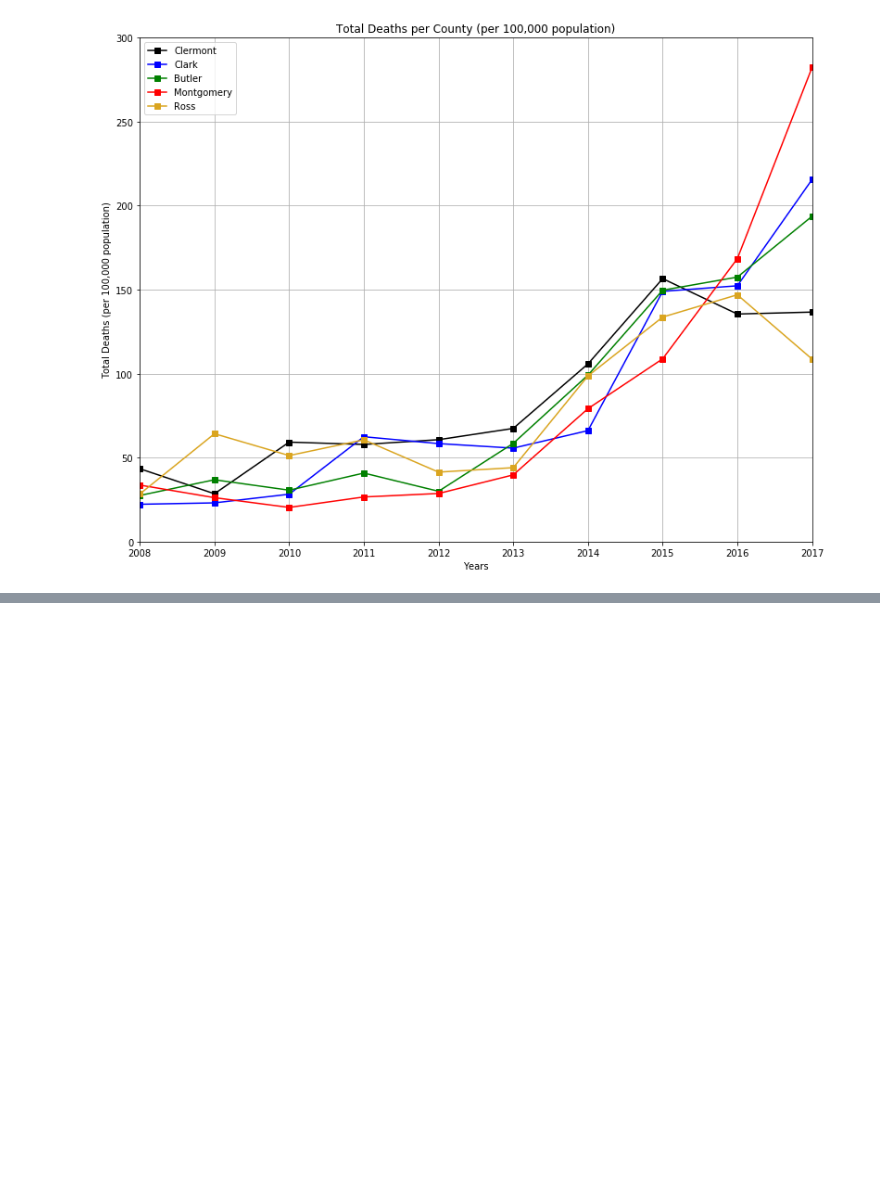
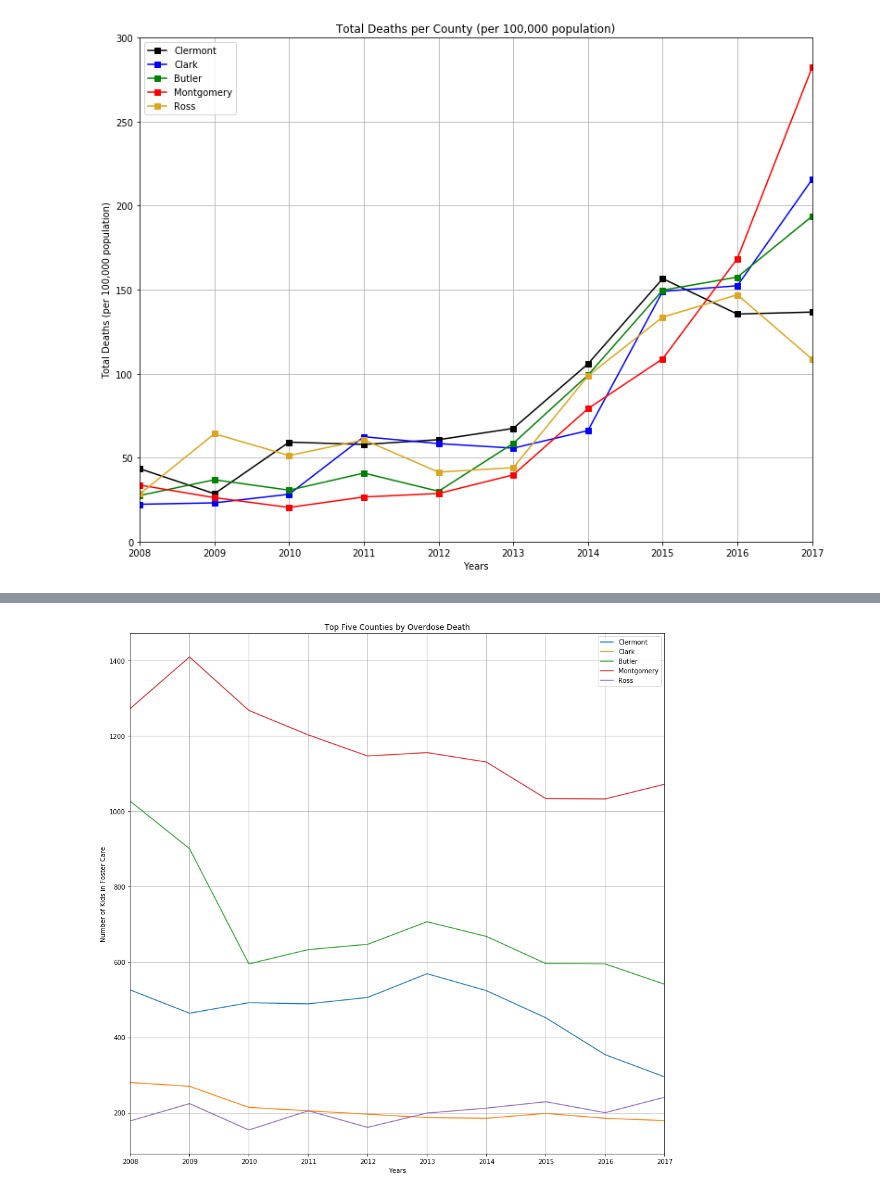
Before and after one commit to mervinator/project1group3, a Jupyter notebook: Project 1_PH/Death_Total_PH.ipynb, the cells around one changed output, grey strips where cells are left out. Cells and saved outputs as stored; diff of their text form; code cells hidden in the pictures; blank space fills up the shorter version.

```diff
--- a/Project 1_PH/Death_Total_PH.ipynb
+++ b/Project 1_PH/Death_Total_PH.ipynb
@@ -578,0 +815,90 @@ plt.show()
+# %%
+df = pd.read_csv("../Foster/CleanedFoster.csv")
+df=df.drop("Unnamed: 0",axis=1)
+#df
+
+ax = plt.gca()
+clermont=df["Location"]=="Clermont"
+clermont=df[clermont]
+clermont=clermont.sort_values(by='Year')
+
+clark=df["Location"]=="Clark"
+clark=df[clark]
+clark=clark.sort_values(by='Year')
+
+butler=df["Location"]=="Butler"
+butler=df[butler]
+butler=butler.sort_values(by='Year')
+
+montgomery=df["Location"]=="Montgomery"
+montgomery=df[montgomery]
+montgomery=montgomery.sort_values(by='Year')
+
+ross=df["Location"]=="Ross"
+ross=df[ross]
+ross=ross.sort_values(by='Year')
+
+trumbull=df["Location"]=="Trumbull"
+trumbull=df[trumbull]
+trumbull=trumbull.sort_values(by='Year')
+
+hamilton=df["Location"]=="Hamilton"
+hamilton=df[hamilton]
+hamilton=hamilton.sort_values(by='Year')
+
+clermont.plot(kind='line',x="Year",y='Children In Foster Care',figsize=(15,15),label='Clermont',ax=ax)
+clark.plot(kind='line',x="Year",y='Children In Foster Care',label='Clark',ax=ax)
+butler.plot(kind='line',x="Year",y='Children In Foster Care',label='Butler',ax=ax)
+montgomery.plot(kind='line',x="Year",y='Children In Foster Care',label='Montgomery',ax=ax)
+ross.plot(kind='line',x="Year",y='Children In Foster Care',label='Ross',ax=ax)
+#trumbull.plot(kind='line',x="Year",y='Children In Foster Care',label='Trumbull',ax=ax)
+#hamilton.plot(kind='line',x="Year",y='Children In Foster Care',label='Hamilton',ax=ax)
+
+plt.grid()
+plt.title("Top Five Counties by Overdose Death")
+plt.xlabel("Years")
+plt.ylabel("Number of Kids in Foster Care")
+plt.savefig("Images_PH/top_seven_deaths.png")
+plt.show()
+
+#ax=plt.gca()
+#clermont.plot(kind='line',x="Year",y='Children In Foster Care',figsize=(15,15),label='Clermont',ax=ax)
+#clark.plot(kind='line',x="Year",y='Children In Foster Care',label='Clark',ax=ax)
+#butler.plot(kind='line',x="Year",y='Children In Foster Care',label='Butler',ax=ax)
+#montgomery.plot(kind='line',x="Year",y='Children In Foster Care',label='Montgomery',ax=ax)
+#ross.plot(kind='line',x="Year",y='Children In Foster Care',label='Ross',ax=ax)
+#trumbull.plot(kind='line',x="Year",y='Children In Foster Care',label='Trumbull',ax=ax)
+#hamilton.plot(kind='line',x="Year",y='Children In Foster Care',label='Hamilton',ax=ax)
+
+#plt.grid()
+#plt.title("Top Six Counties by Overdose Death (Minus Hamilton)")
+#plt.xlabel("Years")
+#plt.ylabel("Number of Kids in Foster Care")
+#plt.savefig("Images_PH/top_six_deaths.png")
+#plt.show()
+
+ax = plt.gca()
+
+cuyahoga=df["Location"]=="Cuyahoga"
+cuyahoga=df[cuyahoga]
+cuyahoga=cuyahoga.sort_values(by='Year')
+
+hamilton=df["Location"]=="Hamilton"
+hamilton=df[hamilton]
+hamilton=hamilton.sort_values(by='Year')
+
+franklin=df["Location"]=="Franklin"
+franklin=df[franklin]
+franklin=franklin.sort_values(by='Year')
+
+cuyahoga.plot(kind='line',x="Year",y='Children In Foster Care',figsize=(15,15),label='Cuyahoga',ax=ax)
+hamilton.plot(kind='line',x="Year",y='Children In Foster Care',figsize=(15,15),label='Hamilton',ax=ax)
+franklin.plot(kind='line',x="Year",y='Children In Foster Care',figsize=(15,15),label='Franklin',ax=ax)
+
+plt.grid()
+plt.title("Urban Counties")
+plt.xlabel("Years")
+plt.ylabel("Number of Kids in Foster Care")
+plt.savefig("Images_PHUrban_Counties.png")
+# %% [output]
+[figure, added]
```
Also changed, not shown: parts of 19 cells of this notebook, 9 other files.
